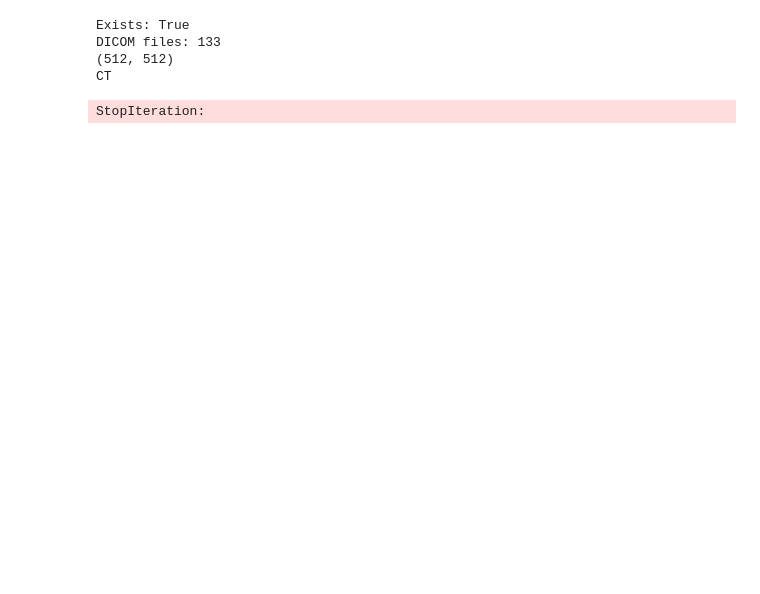
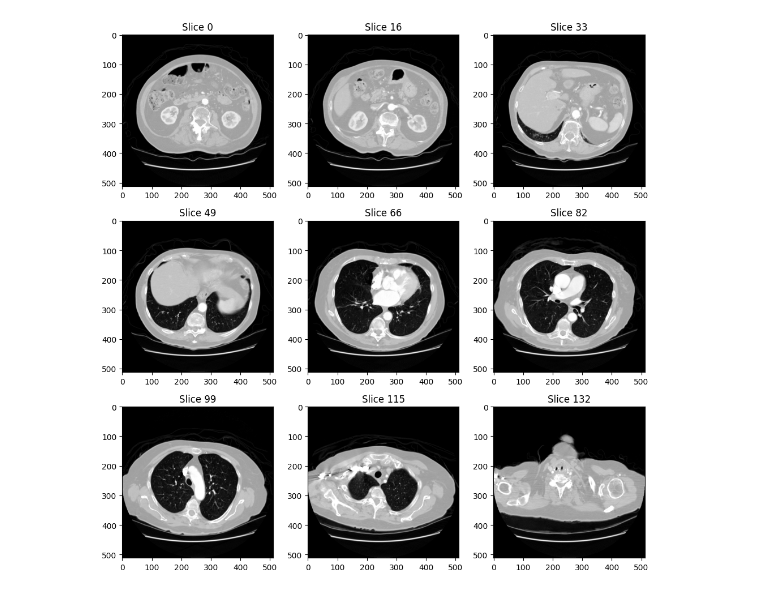
Before and after one commit to 26harvintilavat/Lung-Tumor-Segmentation, a Jupyter notebook: notebooks/02_lidc_notebook.ipynb, the cells around one changed output. Cells and saved outputs as stored; diff of their text form; code cells hidden in the pictures; blank space fills up the shorter version.

```diff
--- a/notebooks/02_lidc_notebook.ipynb
+++ b/notebooks/02_lidc_notebook.ipynb
@@ -25,29 +32,14 @@ Contents:
 # %%
-from pathlib import Path
-import pydicom
+indices = np.linspace(0, len(dataset)-1, 9, dtype=int)
+plt.figure(figsize=(10, 10))
 
-series_dir = Path("../data/raw/lung_data/LIDC-IDRI-0001")
-print("Exists:", series_dir.exists())
+for i, idx in enumerate(indices):
+    plt.subplot(3, 3, i+1)
+    plt.imshow(dataset.get_slice(idx), cmap="grey")
+    plt.title(f"Slice {idx}")
+    plt.axis()
 
-dcm_files = list(series_dir.rglob("*.dcm"))
-print("DICOM files:", len(dcm_files))
-
-ds = pydicom.dcmread(dcm_files[len(dcm_files)//2])
-print(ds.pixel_array.shape)
-print(ds.Modality)
+plt.tight_layout()
+plt.show()
 # %% [output]
-Exists: True
-DICOM files: 133
-(512, 512)
-CT
+[figure, added]
-# %%
-import pydicom
-from pathlib import Path
-
-dcm_file = next(Path('data/raw/lung_data/LIDC-IDRI-0001').rglob("*.dcm"))
-ds = pydicom.dcmread(dcm_file)
-
-print(ds.pixel_array.shape)
-print(ds.Modality)
-# %% [output]
-StopIteration:
```
Also changed, not shown: parts of 5 cells of this notebook.
